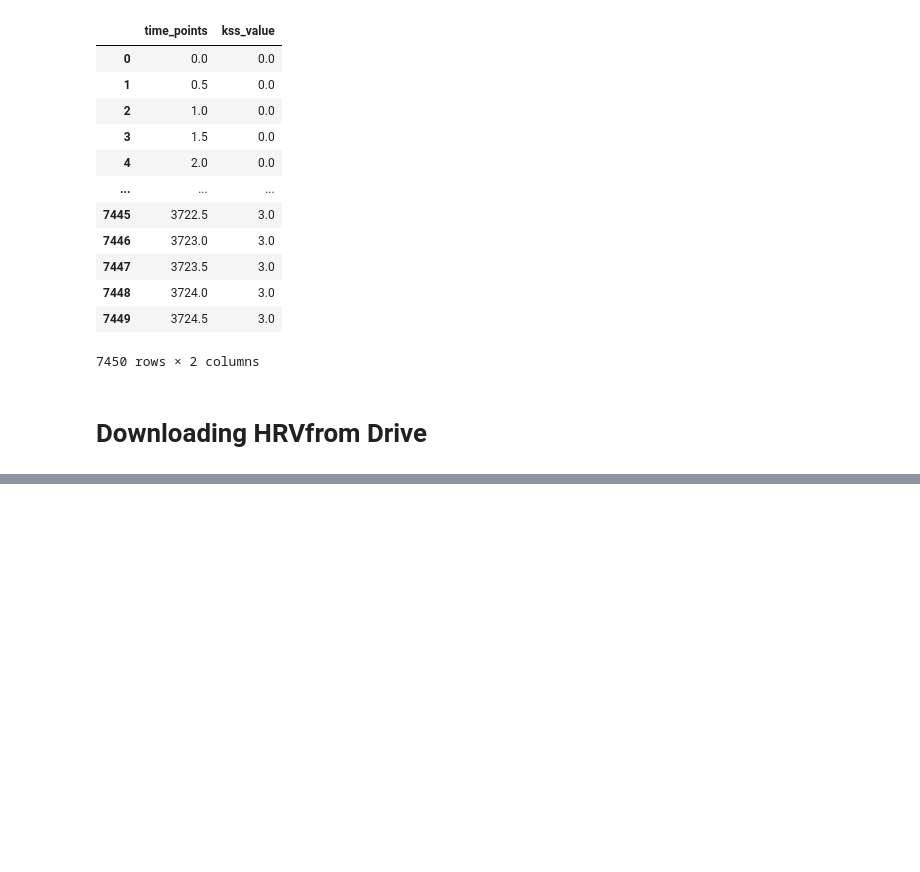
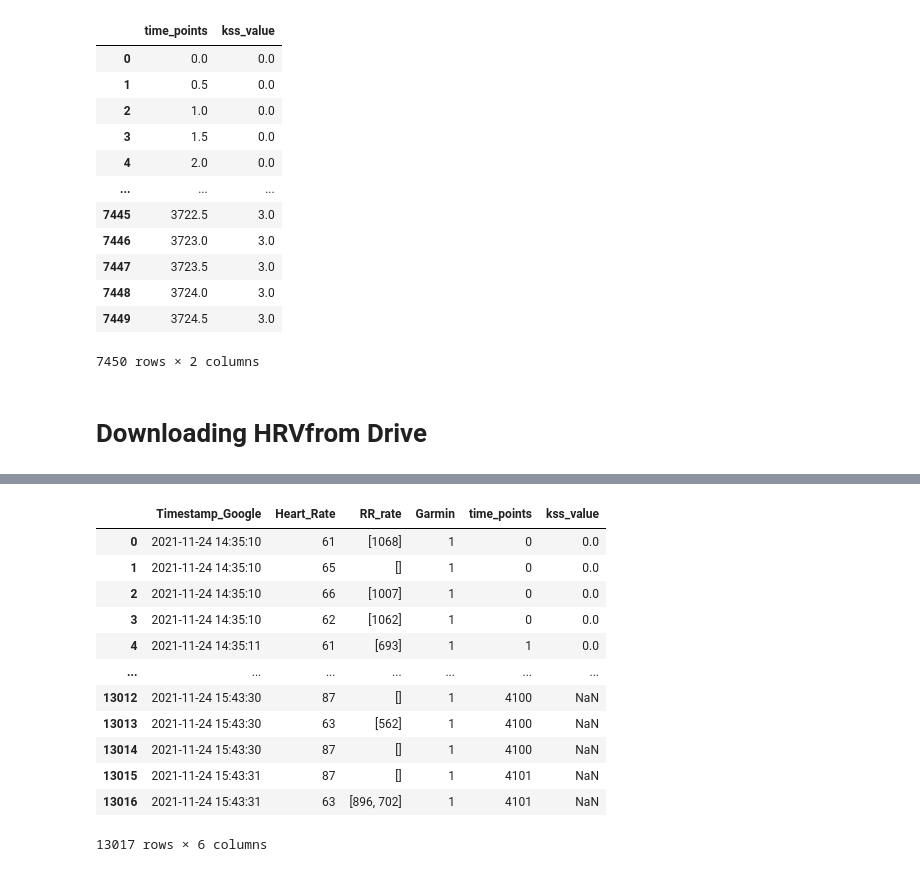
Before and after one commit to Jackfn96/3DS, a Jupyter notebook: notebooks/combiningKSS.ipynb, the cells around one changed output, grey strips where cells are left out. Cells and saved outputs as stored; diff of their text form; code cells hidden in the pictures; blank space fills up the shorter version.

Commit message:
started kss process

```diff
--- a/notebooks/combiningKSS.ipynb
+++ b/notebooks/combiningKSS.ipynb
@@ -204,0 +346,13 @@ dataframes = hrv.get_dataframes()
+# %%
+import datetime as dt
+
+hrv_test['Timestamp_Google'] = hrv_test['Timestamp_Google'].dt.round('1s')
+# %%
+hrv_test['time_points'] = hrv_test['Timestamp_Google'] - hrv_test['Timestamp_Google'].iloc[0]
+
+hrv_test['time_points']= hrv_test['time_points']/np.timedelta64(1,'s')
+
+hrv_test['time_points'] = hrv_test["time_points"].round().astype(int)
+
+hrv_test.drop('Timestamp_Device',inplace=True, axis=1)
+hrv_test.drop('Device_id',inplace=True, axis=1)
@@ -204,0 +375,4 @@ dataframes = hrv.get_dataframes()
+# %%
+kss_test = kss_dfs_drive['kss_2021-11-24 15-36-04 e99.csv']
+kss_start = kss_test[kss_test['kss_value'] != 0].time_points.iloc[0]
+kss_start
@@ -204,0 +419,17 @@ dataframes = hrv.get_dataframes()
+# %%
+kss_hrv = hrv_test.merge(kss_test, on='time_points', how='left')
+kss_hrv
+# %% [output]
+|  | Timestamp_Google | Heart_Rate | RR_rate | Garmin | time_points | kss_value |
+| 0 | 2021-11-24 14:35:10 | 61 | [1068] | 1 | 0 | 0.0 |
+| 1 | 2021-11-24 14:35:10 | 65 | [] | 1 | 0 | 0.0 |
+| 2 | 2021-11-24 14:35:10 | 66 | [1007] | 1 | 0 | 0.0 |
+| 3 | 2021-11-24 14:35:10 | 62 | [1062] | 1 | 0 | 0.0 |
+| 4 | 2021-11-24 14:35:11 | 61 | [693] | 1 | 1 | 0.0 |
+| ... | ... | ... | ... | ... | ... | ... |
+| 13012 | 2021-11-24 15:43:30 | 87 | [] | 1 | 4100 | NaN |
+| 13013 | 2021-11-24 15:43:30 | 63 | [562] | 1 | 4100 | NaN |
+| 13014 | 2021-11-24 15:43:30 | 87 | [] | 1 | 4100 | NaN |
+| 13015 | 2021-11-24 15:43:31 | 87 | [] | 1 | 4101 | NaN |
+| 13016 | 2021-11-24 15:43:31 | 63 | [896, 702] | 1 | 4101 | NaN |
+13017 rows × 6 columns
```
Also changed, not shown: parts of 18 cells of this notebook, 3 other files.
